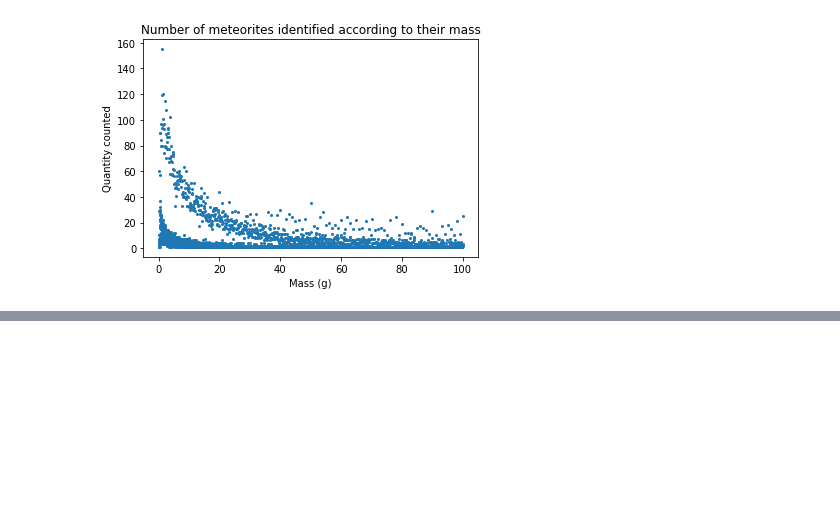
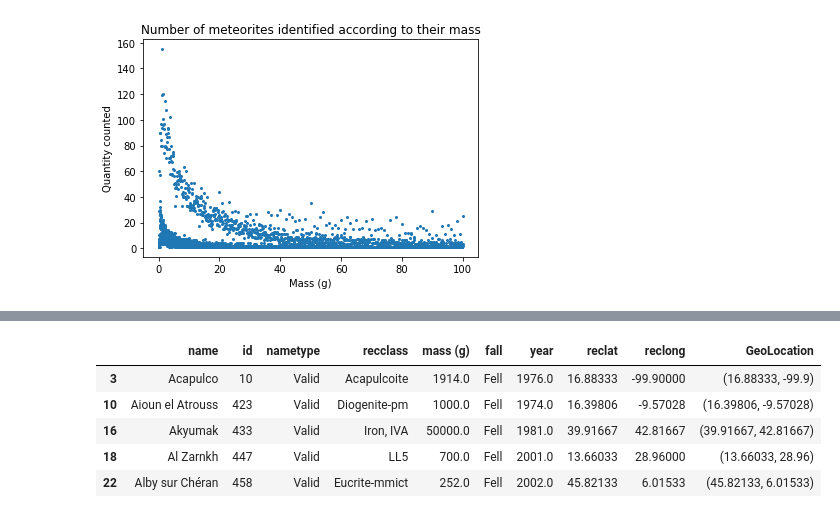
Before and after one commit to Kartmaan/Meteorite_landings, a Jupyter notebook: meteorite_landings.ipynb, the cells around one changed output, grey strips where cells are left out. Cells and saved outputs as stored; diff of their text form; code cells hidden in the pictures; blank space fills up the shorter version.

```diff
--- a/meteorite_landings.ipynb
+++ b/meteorite_landings.ipynb
@@ -179,0 +199,9 @@ Text(0, 0.5, 'Quantity counted')
+# %%
+df.head()
+# %% [output]
+|  | name | id | nametype | recclass | mass (g) | fall | year | reclat | reclong | GeoLocation |
+| 3 | Acapulco | 10 | Valid | Acapulcoite | 1914.0 | Fell | 1976.0 | 16.88333 | -99.90000 | (16.88333, -99.9) |
+| 10 | Aioun el Atrouss | 423 | Valid | Diogenite-pm | 1000.0 | Fell | 1974.0 | 16.39806 | -9.57028 | (16.39806, -9.57028) |
+| 16 | Akyumak | 433 | Valid | Iron, IVA | 50000.0 | Fell | 1981.0 | 39.91667 | 42.81667 | (39.91667, 42.81667) |
+| 18 | Al Zarnkh | 447 | Valid | LL5 | 700.0 | Fell | 2001.0 | 13.66033 | 28.96000 | (13.66033, 28.96) |
+| 22 | Alby sur Chéran | 458 | Valid | Eucrite-mmict | 252.0 | Fell | 2002.0 | 45.82133 | 6.01533 | (45.82133, 6.01533) |
```
Also changed, not shown: parts of 3 cells of this notebook.
